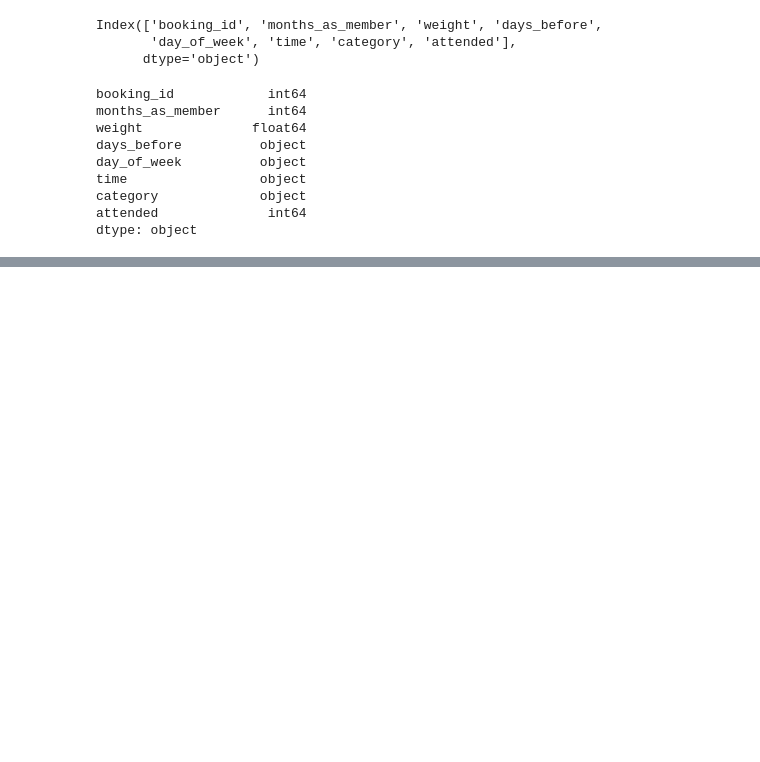
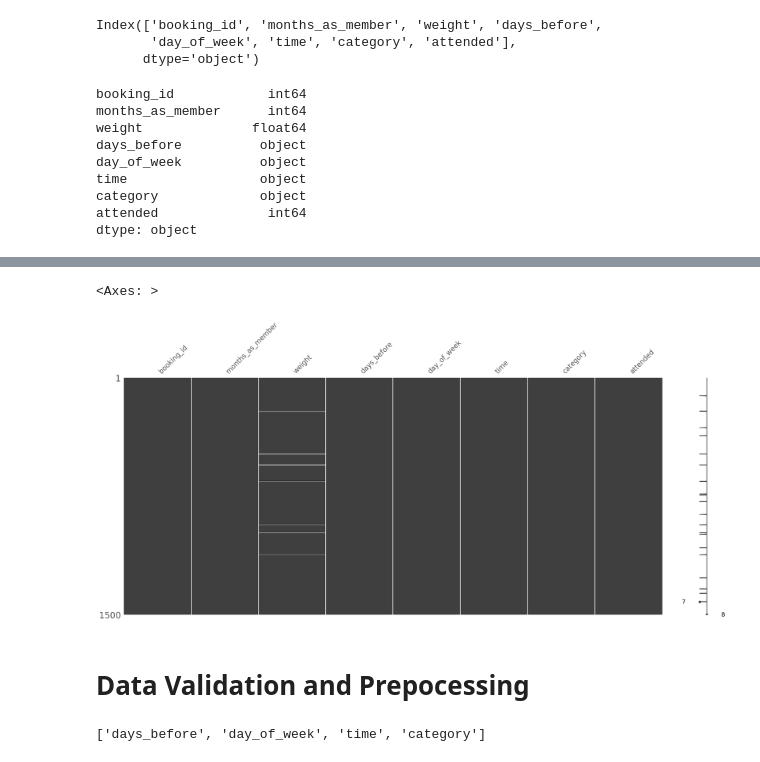
Before and after one commit to LoveRedemption/Fitness-class, a Jupyter notebook: Fitness Class EdA.ipynb, the cells around one changed output, grey strips where cells are left out. Drawn from its saved outputs; the diff is of its cells as text; code cells hidden in the pictures; blank space fills up the shorter version.

```diff
--- a/Fitness Class EdA.ipynb
+++ b/Fitness Class EdA.ipynb
@@ -2,10 +2,14 @@
 # **Exploratory Data Analysis**
 # %%
 # Import the neccessary Libraries
+import numpy as np
 import pandas as pd
-import numpy as np
+
+# for visulas
+import seaborn as sns
+import plotly.express as px
 import matplotlib.pyplot as plt
-import seaborn as sns
+plt.style.use('ggplot')
 # %%
 # Import and Load dataset
 df = pd.read_csv('fitness_class_2212.csv')
@@ -81,0 +108,16 @@ dtype: object
+# %%
+# check the pattern of missingness of data
+import missingno as msno
+
+msno.matrix(df)
+# %% [output]
+<Axes: >
+[figure, added]
+# %% [markdown]
+# Data Validation and Prepocessing
+# %%
+# Select the categorical columns
+cat_vars = df.select_dtypes(include = ['category', 'object']).columns.tolist()
+print(cat_vars)
+# %% [output]
+['days_before', 'day_of_week', 'time', 'category']
```
Also changed, not shown: parts of 13 cells of this notebook, 3 other files.
